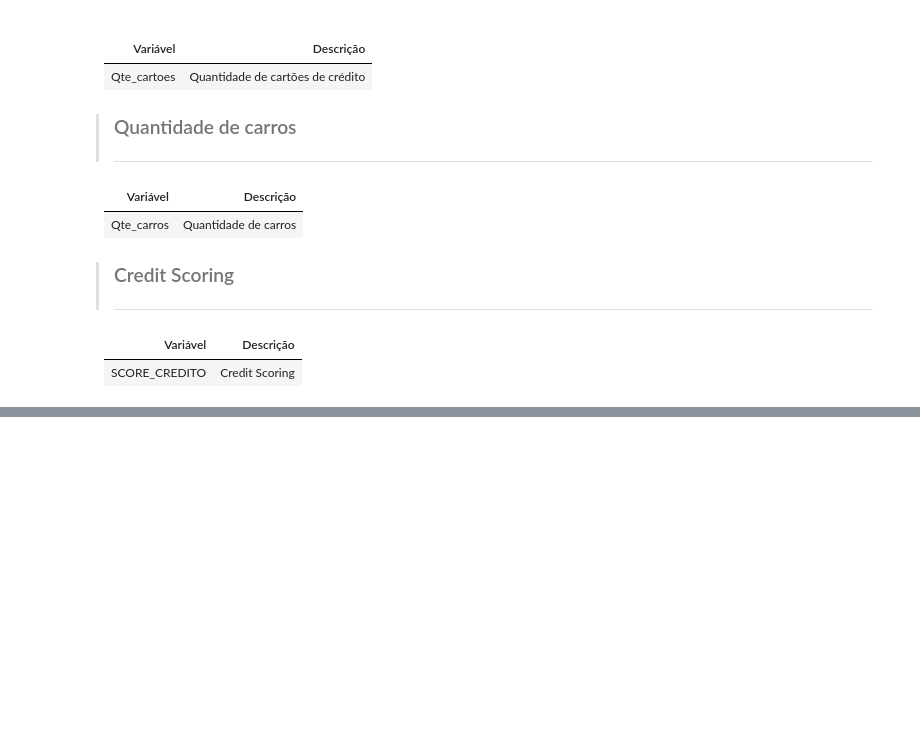
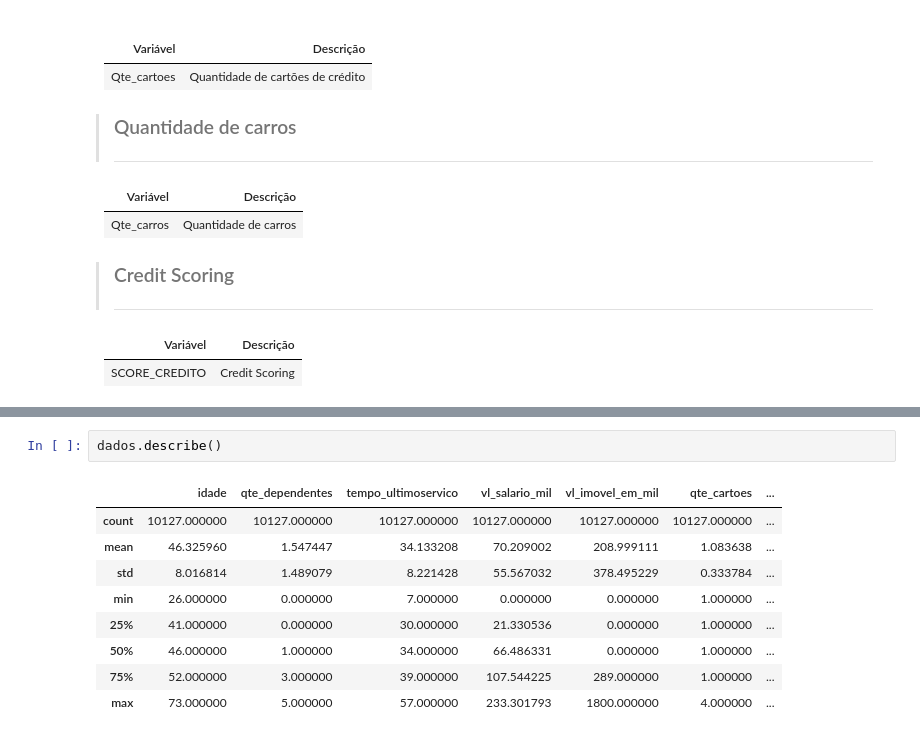
Before and after one commit to julio-monzem/quantum-fintech-credito, a Jupyter notebook: modelo_preditivo_credito.ipynb, the cells around one changed output, grey strips where cells are left out. Drawn from its saved outputs; the diff is of its cells as text; blank space fills up the shorter version.

```diff
--- a/modelo_preditivo_credito.ipynb
+++ b/modelo_preditivo_credito.ipynb
@@ -167,3 +207,15 @@ dados.head()
 | 2 | 708084558 | 46 | M | divorciado | doutorado | 3 | 35 | 1 | ... |
 | 3 | 708085458 | 34 | F | solteiro | mestrado | 0 | 22 | 1 | ... |
 | 4 | 708086958 | 49 | F | casado | mestrado | 2 | 36 | 0 | ... |
+# %%
+dados.describe()
+# %% [output]
+|  | idade | qte_dependentes | tempo_ultimoservico | vl_salario_mil | vl_imovel_em_mil | qte_cartoes | ... |
+| count | 10127.000000 | 10127.000000 | 10127.000000 | 10127.000000 | 10127.000000 | 10127.000000 | ... |
+| mean | 46.325960 | 1.547447 | 34.133208 | 70.209002 | 208.999111 | 1.083638 | ... |
+| std | 8.016814 | 1.489079 | 8.221428 | 55.567032 | 378.495229 | 0.333784 | ... |
+| min | 26.000000 | 0.000000 | 7.000000 | 0.000000 | 0.000000 | 1.000000 | ... |
+| 25% | 41.000000 | 0.000000 | 30.000000 | 21.330536 | 0.000000 | 1.000000 | ... |
+| 50% | 46.000000 | 1.000000 | 34.000000 | 66.486331 | 0.000000 | 1.000000 | ... |
+| 75% | 52.000000 | 3.000000 | 39.000000 | 107.544225 | 289.000000 | 1.000000 | ... |
+| max | 73.000000 | 5.000000 | 57.000000 | 233.301793 | 1800.000000 | 4.000000 | ... |
```
Also changed, not shown: parts of 11 cells of this notebook.
